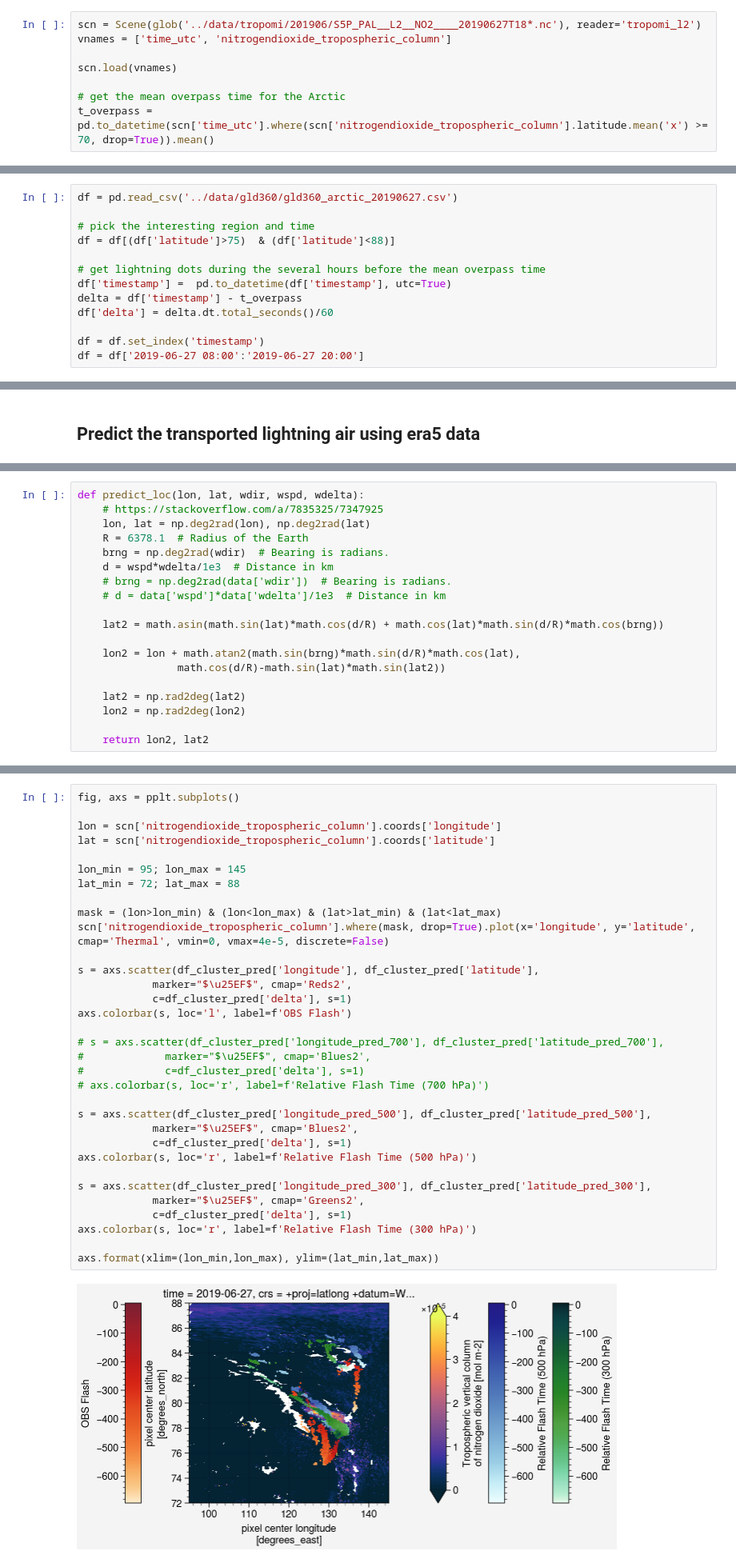
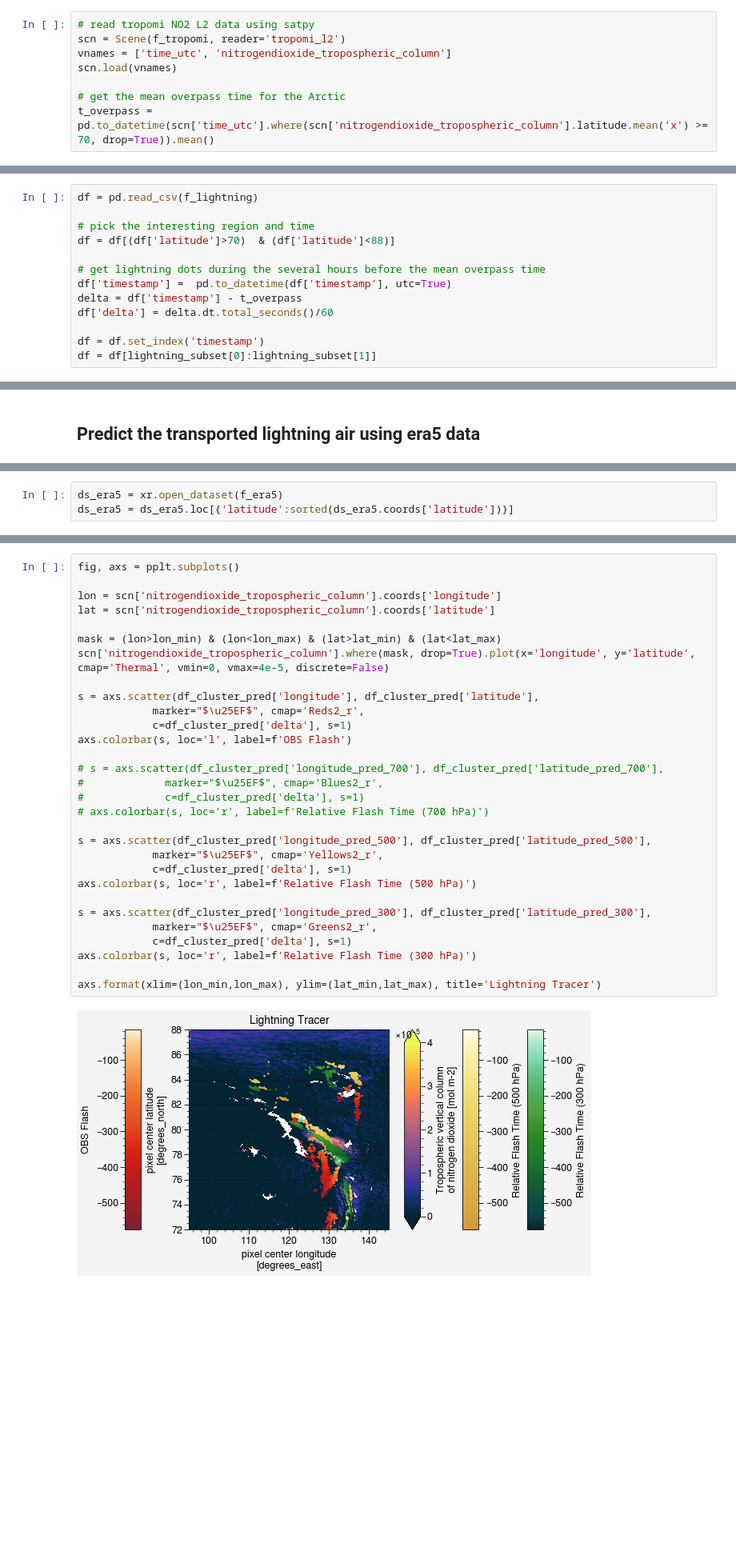
Before and after one commit to zxdawn/S5P-LNO2-Notebook, a Jupyter notebook: analysis/lightning_cluster.ipynb, the cells around one changed output, grey strips where cells are left out. Shown at 80% size. Drawn from its saved outputs; the diff is of its cells as text; blank space fills up the shorter version.

```diff
--- a/analysis/lightning_cluster.ipynb
+++ b/analysis/lightning_cluster.ipynb
@@ -15,9 +41,9 @@ from scipy.spatial import ConvexHull
 # %% [markdown]
 ## Read TROPOMI data
 # %%
-scn = Scene(glob('../data/tropomi/201906/S5P_PAL__L2__NO2____20190627T18*.nc'), reader='tropomi_l2')
+# read tropomi NO2 L2 data using satpy
+scn = Scene(f_tropomi, reader='tropomi_l2')
 vnames = ['time_utc', 'nitrogendioxide_tropospheric_column']
-
 scn.load(vnames)
 
 # get the mean overpass time for the Arctic
@@ -28,10 +54,10 @@ Can't load ancillary dataset /PRODUCT/SUPPORT_DATA/INPUT_DATA/surface_pressure
 # %% [markdown]
 ## Read lightning data
 # %%
-df = pd.read_csv('../data/gld360/gld360_arctic_20190627.csv')
+df = pd.read_csv(f_lightning)
 
 # pick the interesting region and time
-df = df[(df['latitude']>75)  & (df['latitude']<88)]
+df = df[(df['latitude']>70)  & (df['latitude']<88)]
 
 # get lightning dots during the several hours before the mean overpass time
 df['timestamp'] =  pd.to_datetime(df['timestamp'], utc=True)
@@ -39,7 +65,7 @@ delta = df['timestamp'] - t_overpass
 df['delta'] = delta.dt.total_seconds()/60
 
 df = df.set_index('timestamp')
-df = df['2019-06-27 08:00':'2019-06-27 20:00']
+df = df[lightning_subset[0]:lightning_subset[1]]
 # %%
 df.plot.scatter(x='longitude', y='latitude')
 # %% [output]
@@ -111,19 +139,0 @@ ds_era5 = xr.open_dataset('../data/era5/era5_201906.nc')
-# %%
-def predict_loc(lon, lat, wdir, wspd, wdelta):
-    # https://stackoverflow.com/a/7835325/7347925
-    lon, lat = np.deg2rad(lon), np.deg2rad(lat)
-    R = 6378.1  # Radius of the Earth
-    brng = np.deg2rad(wdir)  # Bearing is radians.
-    d = wspd*wdelta/1e3  # Distance in km
-    # brng = np.deg2rad(data['wdir'])  # Bearing is radians.
-    # d = data['wspd']*data['wdelta']/1e3  # Distance in km
-
-    lat2 = math.asin(math.sin(lat)*math.cos(d/R) + math.cos(lat)*math.sin(d/R)*math.cos(brng))
-
-    lon2 = lon + math.atan2(math.sin(brng)*math.sin(d/R)*math.cos(lat),
-                math.cos(d/R)-math.sin(lat)*math.sin(lat2))
-
-    lat2 = np.rad2deg(lat2)
-    lon2 = np.rad2deg(lon2)
-
-    return lon2, lat2
@@ -177,0 +142,3 @@ def pred_cluster(df_cluster, t_overpass, ds_era5, wind_levels):
+# %%
+ds_era5 = xr.open_dataset(f_era5)
+ds_era5 = ds_era5.loc[{'latitude':sorted(ds_era5.coords['latitude'])}]
@@ -198,36 +255,33 @@ df_cluster_pred
 # %%
 fig, axs = pplt.subplots()
 
 lon = scn['nitrogendioxide_tropospheric_column'].coords['longitude']
 lat = scn['nitrogendioxide_tropospheric_column'].coords['latitude']
 
-lon_min = 95; lon_max = 145
-lat_min = 72; lat_max = 88
-
 mask = (lon>lon_min) & (lon<lon_max) & (lat>lat_min) & (lat<lat_max)
 scn['nitrogendioxide_tropospheric_column'].where(mask, drop=True).plot(x='longitude', y='latitude',
 cmap='Thermal', vmin=0, vmax=4e-5, discrete=False)
 
 s = axs.scatter(df_cluster_pred['longitude'], df_cluster_pred['latitude'],
-            marker="$\u25EF$", cmap='Reds2',
+            marker="$\u25EF$", cmap='Reds2_r',
             c=df_cluster_pred['delta'], s=1)
 axs.colorbar(s, loc='l', label=f'OBS Flash')
 
 # s = axs.scatter(df_cluster_pred['longitude_pred_700'], df_cluster_pred['latitude_pred_700'],
-#             marker="$\u25EF$", cmap='Blues2',
+#             marker="$\u25EF$", cmap='Blues2_r',
 #             c=df_cluster_pred['delta'], s=1)
 # axs.colorbar(s, loc='r', label=f'Relative Flash Time (700 hPa)')
 
 s = axs.scatter(df_cluster_pred['longitude_pred_500'], df_cluster_pred['latitude_pred_500'],
-            marker="$\u25EF$", cmap='Blues2',
+            marker="$\u25EF$", cmap='Yellows2_r',
             c=df_cluster_pred['delta'], s=1)
 axs.colorbar(s, loc='r', label=f'Relative Flash Time (500 hPa)')
 
 s = axs.scatter(df_cluster_pred['longitude_pred_300'], df_cluster_pred['latitude_pred_300'],
-            marker="$\u25EF$", cmap='Greens2',
+            marker="$\u25EF$", cmap='Greens2_r',
             c=df_cluster_pred['delta'], s=1)
 axs.colorbar(s, loc='r', label=f'Relative Flash Time (300 hPa)')
 
-axs.format(xlim=(lon_min,lon_max), ylim=(lat_min,lat_max))
+axs.format(xlim=(lon_min,lon_max), ylim=(lat_min,lat_max), title='Lightning Tracer')
 # %% [output]
-[figure, old version]
+[figure, new version]
```
Also changed, not shown: parts of 23 cells of this notebook.
